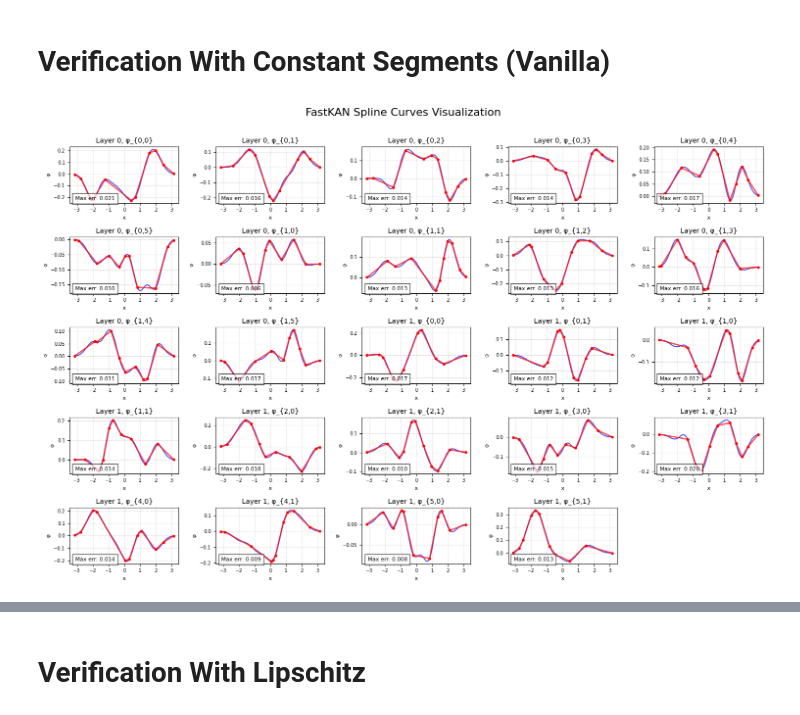
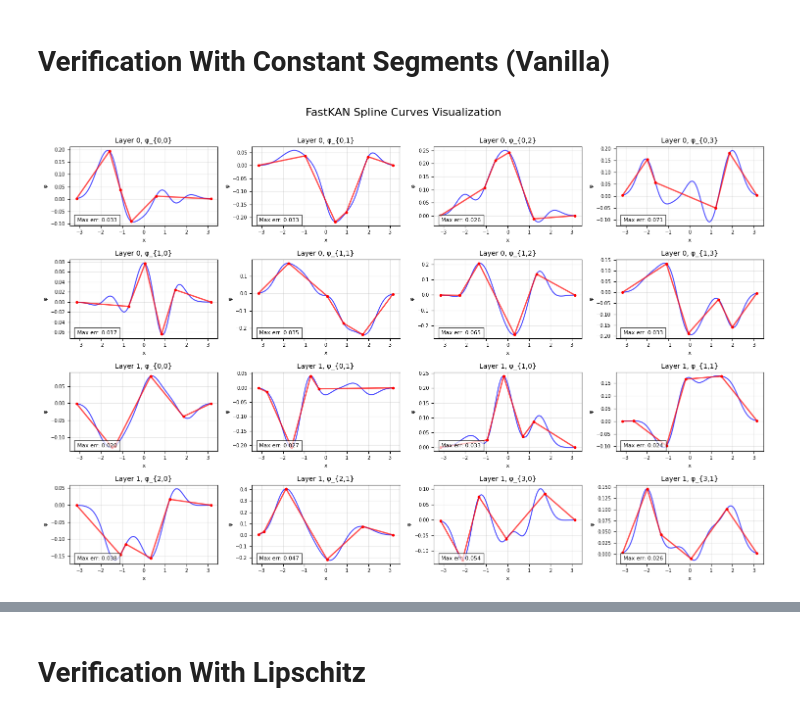
Before and after one commit to NoahBSchwartz/Fast_KAN_Verification, a Jupyter notebook: KAN_python.ipynb, the cells around one changed output, grey strips where cells are left out. Saved outputs shown, nothing was run; the diff lists cells and outputs as text; code cells hidden in the pictures.

```diff
--- a/KAN_python.ipynb
+++ b/KAN_python.ipynb
@@ -514,33 +2025,34 @@ def plot_kan(
             ax.plot(x_seg, y_seg, 'r-', linewidth=2, alpha=0.7)
             ax.plot([x1], [slope * x1 + intercept], 'ro', markersize=3)
             ax.plot([x2], [slope * x2 + intercept], 'ro', markersize=3)
         ax.text(0.05, 0.05, f'Max err: {max_error:.3f}', transform=ax.transAxes,
                 fontsize=8, bbox=dict(facecolor='white', alpha=0.7))
         ax.set_title(f'Layer {layer_idx}, φ_{{{input_index},{output_index}}}', fontsize=10)
         ax.set_xlabel('x', fontsize=8)
         ax.set_ylabel(f'φ', fontsize=8)
         ax.tick_params(axis='both', which='major', labelsize=7)
         ax.grid(True, alpha=0.3)
     for i in range(total_curves, len(axes)):
         axes[i].axis('off')
     plt.tight_layout(rect=[0, 0, 1, 0.97])
     return fig
 
-kan_model = FastKAN([2, 6, 2])
+model_scenario1 = FastKAN([2, 4, 2], use_layernorm=False, use_base_update=False)
+kan_model = model_scenario1
 all_segments = fit_kan_vanilla(
     kan_model,
     min_x=-5.0,
     max_x=5.0,
-    segments_per_curve=10
+    segments_per_curve=5
 )
 fig = plot_kan(
     kan_model,
     all_segments,
     figsize=(15, 10),
     min_x=-5.0,
     max_x=5.0,
     num_pts=100,
 )
 plt.show()
 # %% [output]
-[figure, old version]
+[figure, new version]
```
Also changed, not shown: parts of 17 cells of this notebook.
